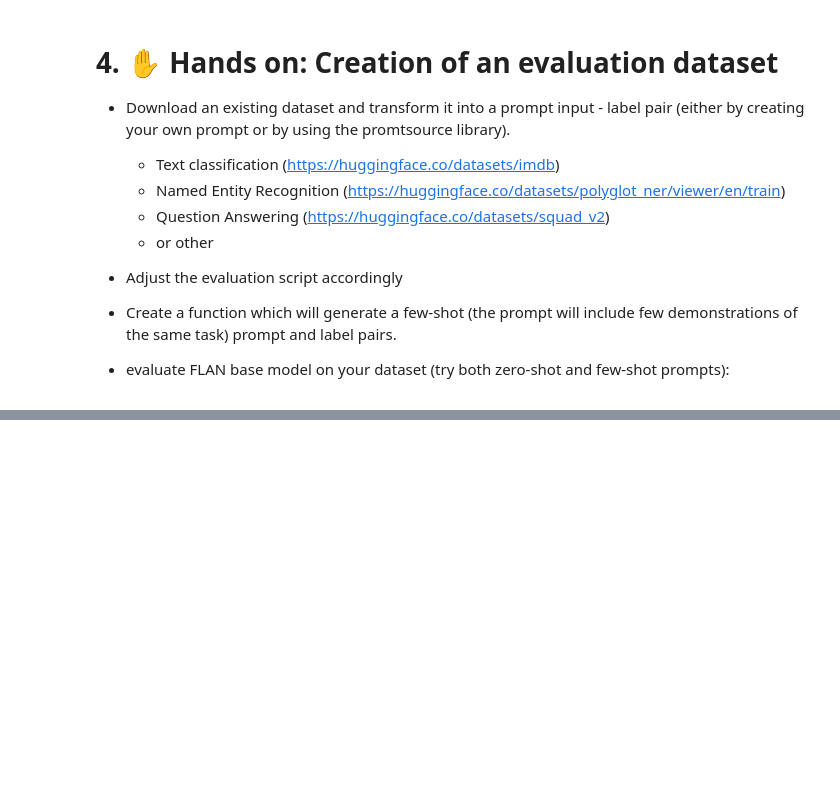
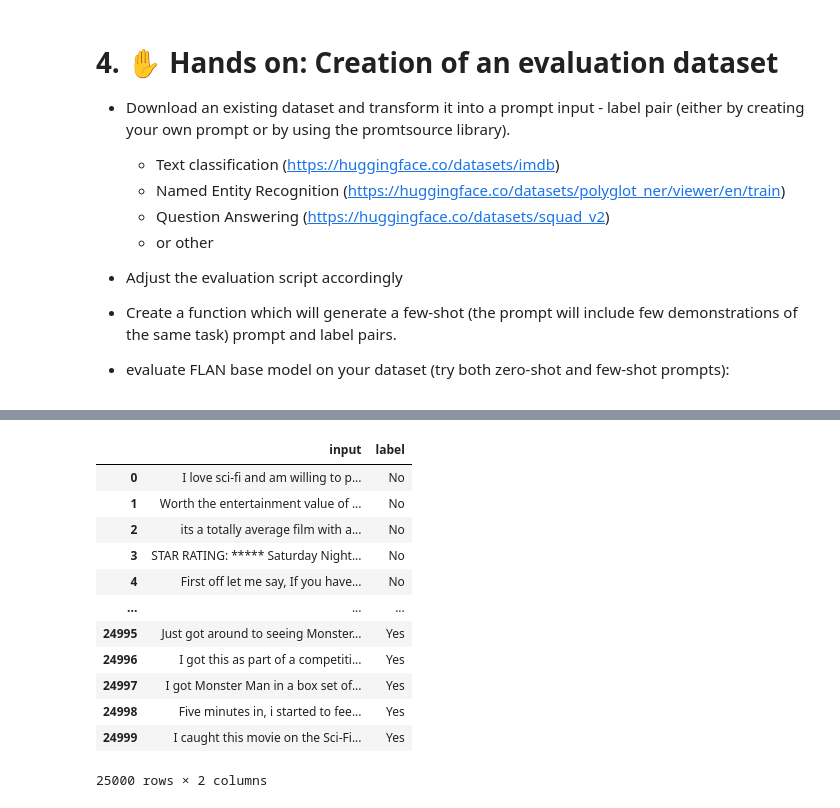
Before and after one commit to gaussalgo/L2L_MLPrague23, a Jupyter notebook: notebooks/ICL_intro.ipynb, the cells around one changed output, grey strips where cells are left out. Saved outputs shown, nothing was run; the diff lists cells and outputs as text; code cells hidden in the pictures; blank space fills up the shorter version.

```diff
--- a/notebooks/ICL_intro.ipynb
+++ b/notebooks/ICL_intro.ipynb
@@ -155,0 +182,11 @@ def create_few_shot_prompt():
+# %%
+# Download a chosen dataset and choose a prompt from the promptsource library
+
+from datasets import load_dataset
+from promptsource.templates import DatasetTemplates
+
+dataset = load_dataset("imdb", split="test")
+
+prompts = DatasetTemplates("imdb")
+print(prompts.all_template_names) # Here you can see all available prompts for the given dataset
+prompt = prompts['Reviewer Enjoyment Yes No']
@@ -155,0 +196,24 @@ def create_few_shot_prompt():
+# %%
+# Create a dataframe for easier handling
+
+from pandas import DataFrame
+prompts = [prompt.apply(item) for item in dataset]
+inputs = [item[0] for item in prompts]
+labels = [item[1] for item in prompts]
+
+df1 = DataFrame({"input":inputs, "label": labels})
+df1
+# %% [output]
+|  | input | label |
+| 0 | I love sci-fi and am willing to p... | No |
+| 1 | Worth the entertainment value of ... | No |
+| 2 | its a totally average film with a... | No |
+| 3 | STAR RATING: ***** Saturday Night... | No |
+| 4 | First off let me say, If you have... | No |
+| ... | ... | ... |
+| 24995 | Just got around to seeing Monster... | Yes |
+| 24996 | I got this as part of a competiti... | Yes |
+| 24997 | I got Monster Man in a box set of... | Yes |
+| 24998 | Five minutes in, i started to fee... | Yes |
+| 24999 | I caught this movie on the Sci-Fi... | Yes |
+25000 rows × 2 columns
```
Also changed, not shown: parts of 13 cells of this notebook, 1 other file.
